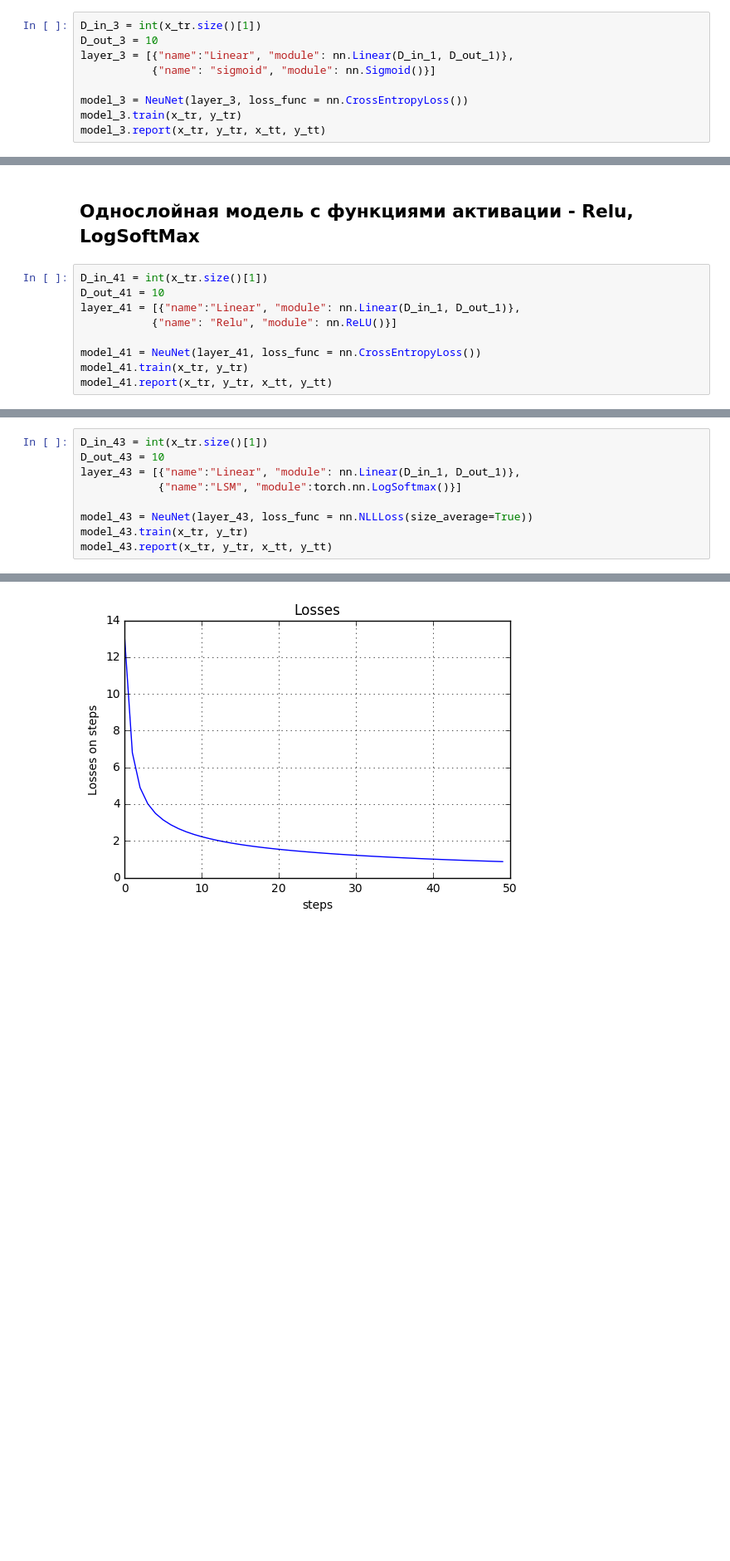
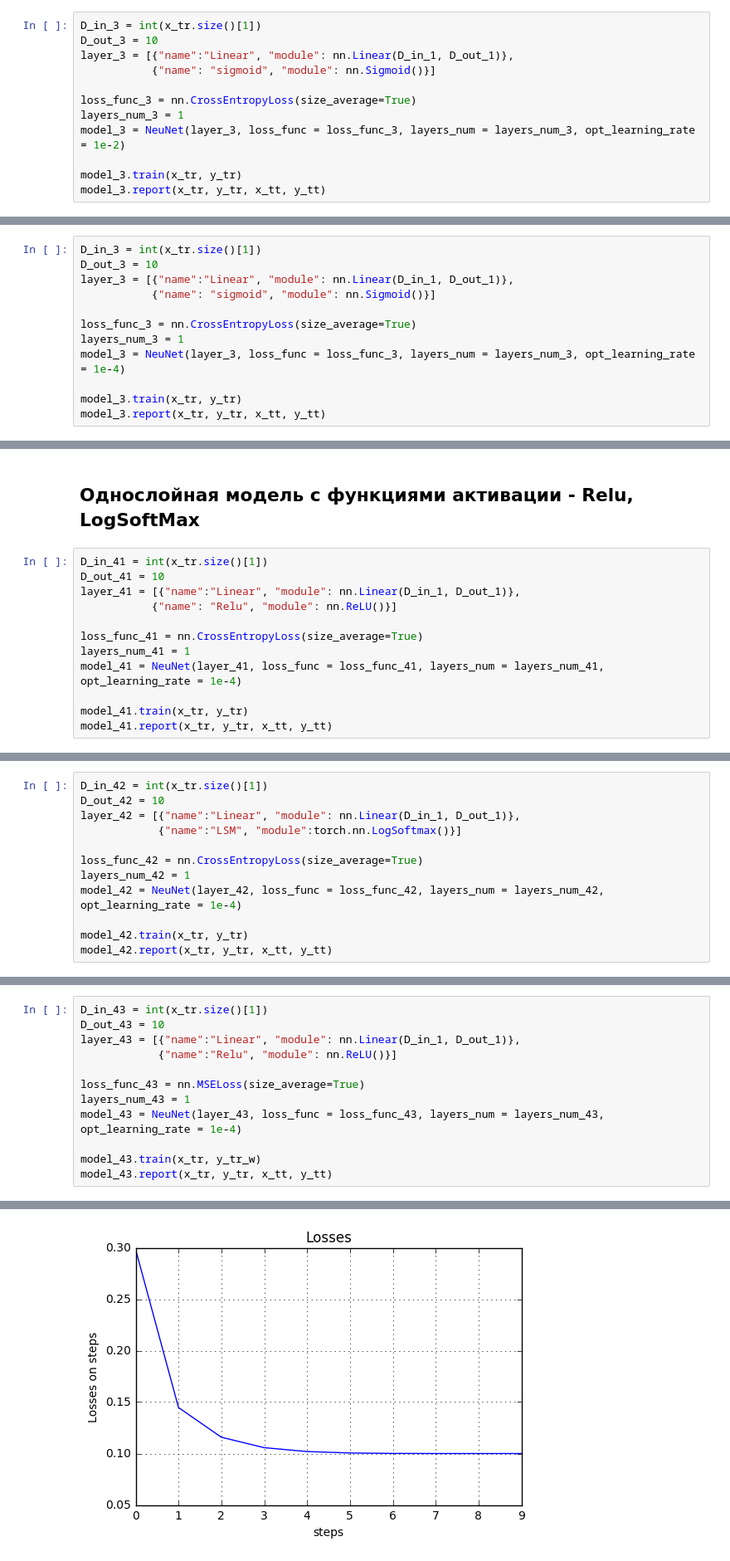
Before and after one commit to VitaliyRakitin/sphere-dm2, a Jupyter notebook: HW2/RakitinVP.ipynb, the cells around one changed output, grey strips where cells are left out. Shown at 83% size. Drawn from its saved outputs; the diff is of its cells as text; blank space fills up the shorter version.

```diff
--- a/HW2/RakitinVP.ipynb
+++ b/HW2/RakitinVP.ipynb
@@ -266,7 +340,10 @@ D_out_3 = 10
 layer_3 = [{"name":"Linear", "module": nn.Linear(D_in_1, D_out_1)},
            {"name": "sigmoid", "module": nn.Sigmoid()}]
 
-model_3 = NeuNet(layer_3, loss_func = nn.CrossEntropyLoss())
+loss_func_3 = nn.CrossEntropyLoss(size_average=True)
+layers_num_3 = 1
+model_3 = NeuNet(layer_3, loss_func = loss_func_3, layers_num = layers_num_3, opt_learning_rate = 1e-2)
+
 model_3.train(x_tr, y_tr)
 model_3.report(x_tr, y_tr, x_tt, y_tt)
 # %% [output]
@@ -291,0 +371,12 @@ show
+# %%
+D_in_3 = int(x_tr.size()[1])
+D_out_3 = 10
+layer_3 = [{"name":"Linear", "module": nn.Linear(D_in_1, D_out_1)},
+           {"name": "sigmoid", "module": nn.Sigmoid()}]
+
+loss_func_3 = nn.CrossEntropyLoss(size_average=True)
+layers_num_3 = 1
+model_3 = NeuNet(layer_3, loss_func = loss_func_3, layers_num = layers_num_3, opt_learning_rate = 1e-4)
+
+model_3.train(x_tr, y_tr)
+model_3.report(x_tr, y_tr, x_tt, y_tt)
@@ -299,7 +412,10 @@ D_out_41 = 10
 layer_41 = [{"name":"Linear", "module": nn.Linear(D_in_1, D_out_1)},
            {"name": "Relu", "module": nn.ReLU()}]
 
-model_41 = NeuNet(layer_41, loss_func = nn.CrossEntropyLoss())
+loss_func_41 = nn.CrossEntropyLoss(size_average=True)
+layers_num_41 = 1
+model_41 = NeuNet(layer_41, loss_func = loss_func_41, layers_num = layers_num_41, opt_learning_rate = 1e-4)
+
 model_41.train(x_tr, y_tr)
 model_41.report(x_tr, y_tr, x_tt, y_tt)
 # %% [output]
@@ -324,0 +443,12 @@ show
+# %%
+D_in_42 = int(x_tr.size()[1])
+D_out_42 = 10
+layer_42 = [{"name":"Linear", "module": nn.Linear(D_in_1, D_out_1)},
+            {"name":"LSM", "module":torch.nn.LogSoftmax()}]
+
+loss_func_42 = nn.CrossEntropyLoss(size_average=True)
+layers_num_42 = 1
+model_42 = NeuNet(layer_42, loss_func = loss_func_42, layers_num = layers_num_42, opt_learning_rate = 1e-4)
+
+model_42.train(x_tr, y_tr)
+model_42.report(x_tr, y_tr, x_tt, y_tt)
@@ -326,9 +478,12 @@ show
 D_in_43 = int(x_tr.size()[1])
 D_out_43 = 10
 layer_43 = [{"name":"Linear", "module": nn.Linear(D_in_1, D_out_1)},
-            {"name":"LSM", "module":torch.nn.LogSoftmax()}]
+            {"name":"Relu", "module": nn.ReLU()}]
 
-model_43 = NeuNet(layer_43, loss_func = nn.NLLLoss(size_average=True))
-model_43.train(x_tr, y_tr)
+loss_func_43 = nn.MSELoss(size_average=True)
+layers_num_43 = 1
+model_43 = NeuNet(layer_43, loss_func = loss_func_43, layers_num = layers_num_43, opt_learning_rate = 1e-4)
+
+model_43.train(x_tr, y_tr_w)
 model_43.report(x_tr, y_tr, x_tt, y_tt)
 # %% [output]
@@ -351,2 +506,2 @@ avg / total       0.88      0.88      0.88     21000
 ________________________________________
-[figure, old version]
+[figure, new version]
```
Also changed, not shown: parts of 34 cells of this notebook.
